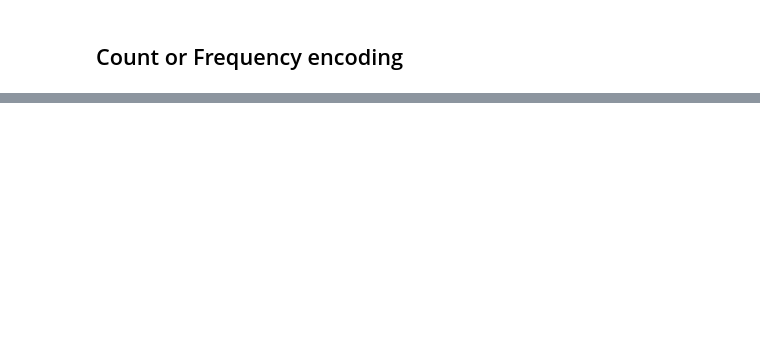
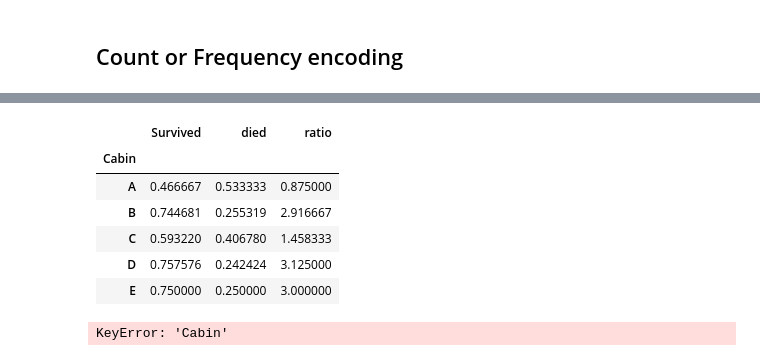
Before and after one commit to RajdeepKarpe22/Python_projects, a Jupyter notebook: Data Science and ML in 90 days/Section 3 - Feature Engineering/Homework_Practice/Handling missing values - All techniques (Categorical features).ipynb, the cells around one changed output, grey strips where cells are left out. Cells and saved outputs as stored; diff of their text form; code cells hidden in the pictures; blank space fills up the shorter version.

```diff
--- a/Data Science and ML in 90 days/Section 3 - Feature Engineering/Homework_Practice/Handling missing values - All techniques (Categorical features).ipynb
+++ b/Data Science and ML in 90 days/Section 3 - Feature Engineering/Homework_Practice/Handling missing values - All techniques (Categorical features).ipynb
@@ -439,0 +326,2 @@ train_set.head(10)
+# %%
+df['Cabin']= df['Cabin'].astype(str).str[0]
@@ -439,0 +332,5 @@ train_set.head(10)
+# %%
+mean_od = df.groupby(df['Cabin'])['Survived'].mean()
+# %%
+prob_df = pd.DataFrame(mean_od)
+prob_df
@@ -439,0 +350,3 @@ train_set.head(10)
+# %%
+prob_df['died'] = 1 - prob_df['Survived']
+prob_df.head()
@@ -439,0 +361,11 @@ train_set.head(10)
+# %%
+prob_df['ratio'] = prob_df['Survived'] / prob_df['died']
+prob_df.head()
+# %% [output]
+|  | Survived | died | ratio |
+| Cabin |  |  |  |
+| A | 0.466667 | 0.533333 | 0.875000 |
+| B | 0.744681 | 0.255319 | 2.916667 |
+| C | 0.593220 | 0.406780 | 1.458333 |
+| D | 0.757576 | 0.242424 | 3.125000 |
+| E | 0.750000 | 0.250000 | 3.000000 |
@@ -439,0 +374,5 @@ train_set.head(10)
+# %%
+prob_df['Prob_ratio']= prob_df['Cabin'].map(prob_dictionary)
+prob_df.head()
+# %% [output]
+KeyError: 'Cabin'
```
Also changed, not shown: parts of 47 cells of this notebook, 1 other file.
